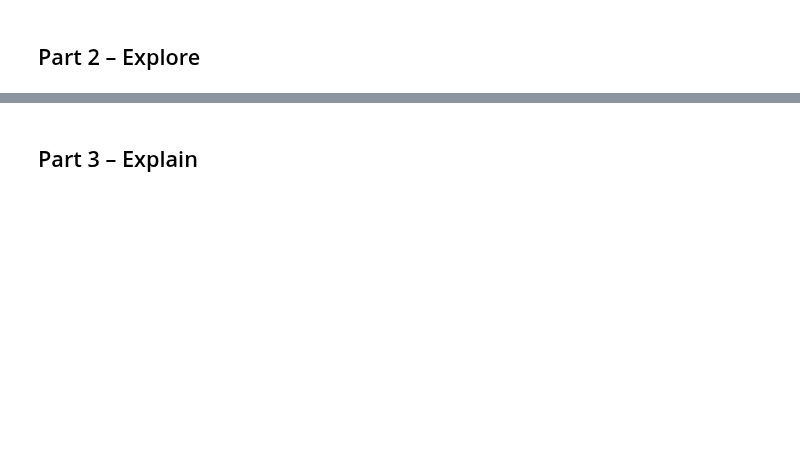
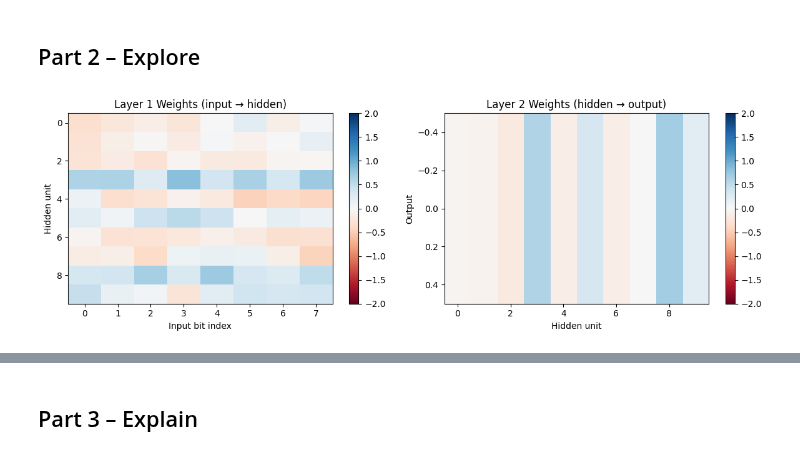
Before and after one commit to ericiortega/aipi590-xai-fall2025, a Jupyter notebook: assignments/mechanistic_interpretability/mechanistic_interpretability.ipynb, the cells around one changed output, grey strips where cells are left out. Drawn from its saved outputs; the diff is of its cells as text; code cells hidden in the pictures; blank space fills up the shorter version.

```diff
--- a/assignments/mechanistic_interpretability/mechanistic_interpretability.ipynb
+++ b/assignments/mechanistic_interpretability/mechanistic_interpretability.ipynb
@@ -101,2 +101,25 @@ Rounded Accuracy: 0.82
 # %% [markdown]
 ## Part 2 – Explore
+# %%
+# 1. Grab weights like in the sample
+fc1_w = model.fc1.weight.detach().cpu().numpy()
+fc2_w = model.fc2.weight.detach().cpu().numpy()
+
+fig, axes = plt.subplots(1, 2, figsize=(12, 4))
+
+im1 = axes[0].imshow(fc1_w, aspect="auto", cmap="RdBu", vmin=-2, vmax=2)
+axes[0].set_title("Layer 1 Weights (input → hidden)")
+axes[0].set_xlabel("Input bit index")
+axes[0].set_ylabel("Hidden unit")
+plt.colorbar(im1, ax=axes[0])
+
+im2 = axes[1].imshow(fc2_w, aspect="auto", cmap="RdBu", vmin=-2, vmax=2)
+axes[1].set_title("Layer 2 Weights (hidden → output)")
+axes[1].set_xlabel("Hidden unit")
+axes[1].set_ylabel("Output")
+plt.colorbar(im2, ax=axes[1])
+
+plt.tight_layout()
+plt.show()
+# %% [output]
+[figure, added]
```
Also changed, not shown: parts of 6 cells of this notebook.
